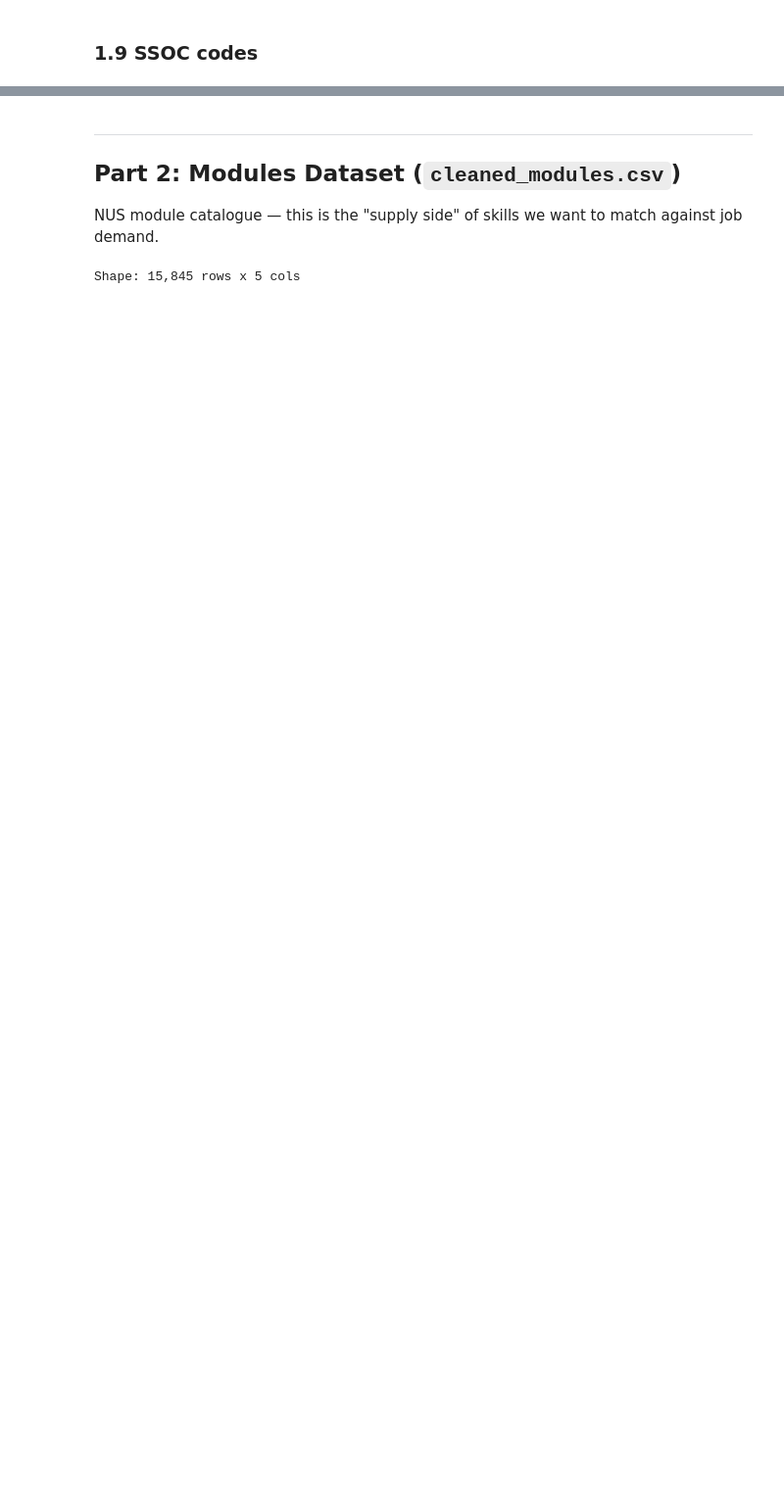
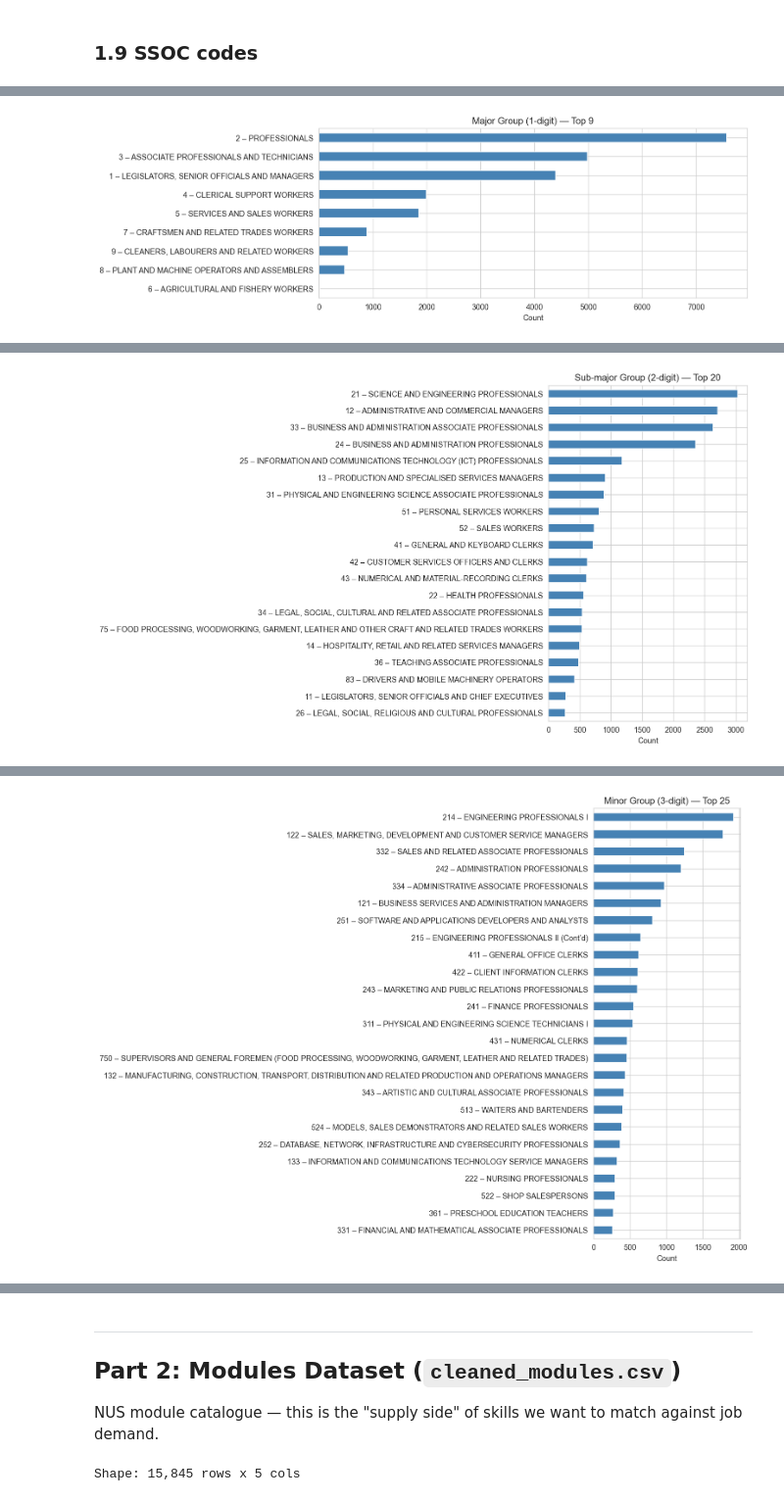
Before and after one commit to DanDmc/DSA4264_Project, a Jupyter notebook: notebooks/eda_all_datasets.ipynb, the cells around one changed output, grey strips where cells are left out. Shown at 98% size. Saved outputs shown, nothing was run; the diff lists cells and outputs as text; code cells hidden in the pictures; blank space fills up the shorter version.

Commit message:
updated detailed SSOC mapping logic for sublevels and additional eda

```diff
--- a/notebooks/eda_all_datasets.ipynb
+++ b/notebooks/eda_all_datasets.ipynb
@@ -27,7 +27,7 @@ sns.set_style("whitegrid")
 ---
 ## Part 1: Jobs Dataset (`jobs_processed.csv`)
 # %%
-jobs = pd.read_csv("../data/processed/jobs_processed.csv")
+jobs = pd.read_csv("../data/processed/jobs_processed_ssoc_mapped.csv")
 print(f"Shape: {jobs.shape[0]:,} rows x {jobs.shape[1]} cols")
 jobs.head(2)
 # %% [output]
@@ -260,13 +285,3 @@ posting_date
 31/1/2026    1270
 25/1/2026     826
 Name: count, dtype: int64
-# %%
-daily_counts = (
-    jobs.set_index("posting_date")
-        .resample("D")
-        .size()
-)
-daily_counts.plot(figsize=(10,4))
-plt.xticks(rotation=45)
-plt.title("Postings per day (EDA only)")
-plt.show()
@@ -275,6 +288,55 @@ TypeError: Only valid with DatetimeIndex, TimedeltaIndex or PeriodIndex, but got
 # %% [markdown]
 ### 1.9 SSOC codes
 # %%
-print(f"Unique SSOC codes: {jobs['ssoc_code'].nunique()}")
-print(f"\nTop 10:\n{jobs['ssoc_code'].value_counts().head(10)}")
+# ── SSOC hierarchy distributions ──────────────────────────────
+# Look at each level of the classification to find the right
+# granularity for filtering/grouping later
+
+ssoc_levels = [
+    ("ssoc_major",      "Major Group (1-digit)",      10),
+    ("ssoc_submajor",   "Sub-major Group (2-digit)",   20),
+    ("ssoc_minor",      "Minor Group (3-digit)",       25),
+    ("ssoc_unit",       "Unit Group (4-digit)",        25),
+    ("ssoc_occupation", "Occupation (5-digit)",         15),
+]
+
+for prefix, label, top_n in ssoc_levels:
+    code_col = f"{prefix}_code"
+    title_col = f"{prefix}_title"
+
+    print(f"\n{'='*60}")
+    print(f"{label} — {jobs[code_col].nunique()} unique values")
+    print(f"{'='*60}")
+
+    # combine code + title so the bars are readable
+    combined = (jobs[code_col].astype(str) + " – " + jobs[title_col].astype(str))
+    counts = combined.value_counts()
+    print(counts.head(top_n).to_string())
+
+    # only plot for the levels where the bar chart is actually useful
+    # (5-digit has too many categories to plot meaningfully)
+    if prefix != "ssoc_occupation":
+        fig, ax = plt.subplots(figsize=(12, max(4, min(top_n, len(counts)) * 0.35)))
+        counts.head(top_n).plot.barh(ax=ax, color="steelblue")
+        ax.set_xlabel("Count")
+        ax.set_title(f"{label} — Top {min(top_n, len(counts))}")
+        ax.invert_yaxis()
+        plt.tight_layout()
+        plt.show()
+
+# ── quick check: how much variety is there within each major group? ───
+print("\n\nSub-groups per major group:")
+for _, row in (jobs.groupby("ssoc_major_title")
+               .agg(
+                   submajors=("ssoc_submajor_code", "nunique"),
+                   minors=("ssoc_minor_code", "nunique"),
+                   units=("ssoc_unit_code", "nunique"),
+                   occupations=("ssoc_occupation_code", "nunique"),
+                   job_count=("ssoc_major_code", "size")
+               )
+               .sort_values("job_count", ascending=False)
+               .iterrows()):
+    print(f"  {_:45s} | {row['job_count']:>5,} jobs | "
+          f"{row['submajors']} sub-major → {row['minors']} minor → "
+          f"{row['units']} unit → {row['occupations']} occupations")
 # %% [output]
@@ -295,0 +355 @@ Name: count, dtype: int64
+[figure, added]
@@ -295,0 +373 @@ Name: count, dtype: int64
+[figure, added]
@@ -295,0 +391 @@ Name: count, dtype: int64
+[figure, added]
```
Also changed, not shown: parts of 5 cells of this notebook, 1 other file.
